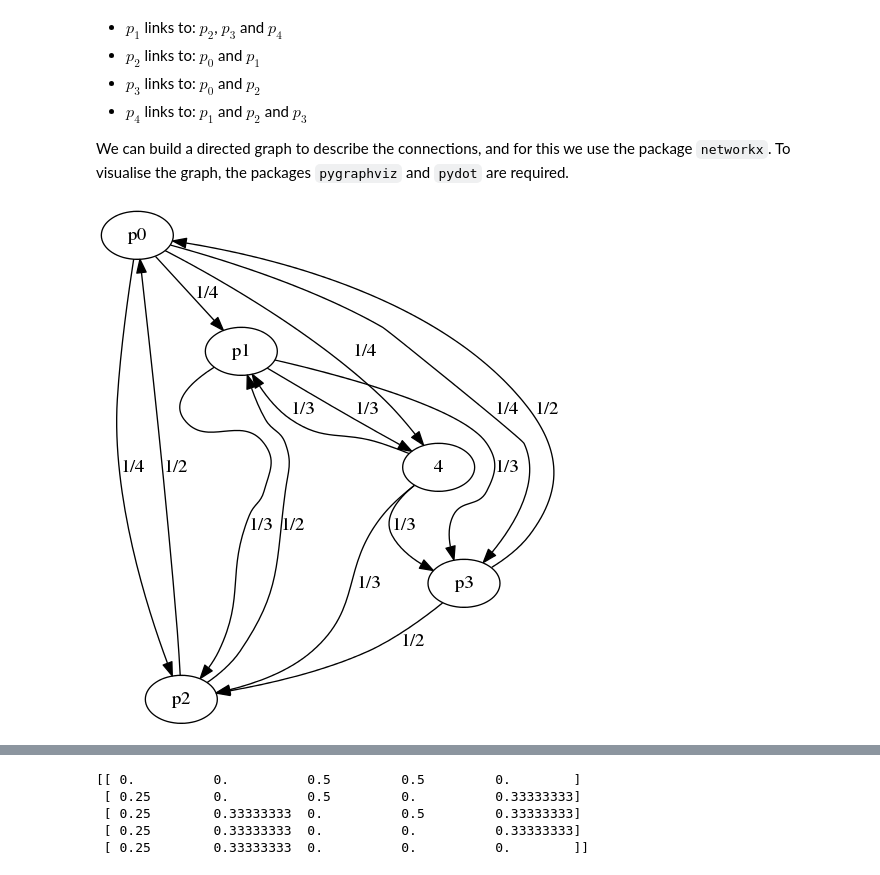
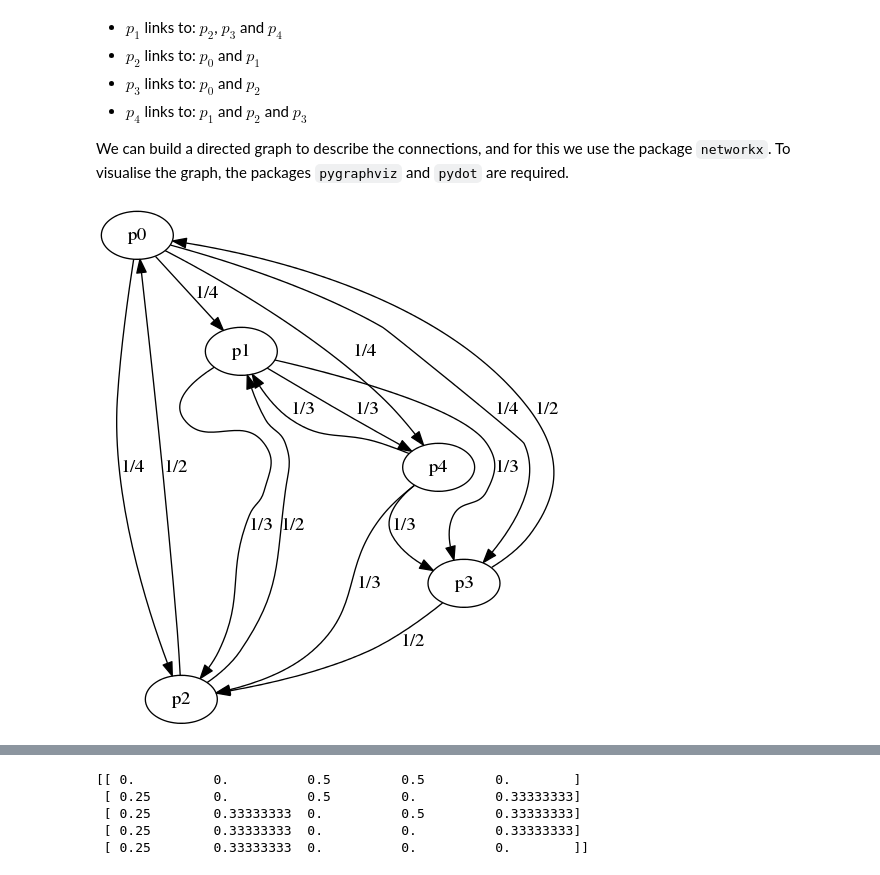
Before and after one commit to garth-wells/IA-maths-Jupyter, a Jupyter notebook: notebooks/Lecture12.ipynb, the cells around one changed output, grey strips where cells are left out. Saved outputs shown, nothing was run; the diff lists cells and outputs as text; code cells hidden in the pictures.

```diff
--- a/notebooks/Lecture12.ipynb
+++ b/notebooks/Lecture12.ipynb
@@ -27,38 +27,38 @@ import networkx as nx
 G = nx.DiGraph()
 
 # Add web pages (graph nodes)
-for i in range(4):
+for i in range(5):
    G.add_node(i, label="p" + str(i))
 
 # Add outgoing web links with weights (directed graph edges)
 G.add_edge(0, 1, weight=1.0/4.0, label="1/4")
 G.add_edge(0, 2, weight=1.0/4.0, label="1/4")
 G.add_edge(0, 3, weight=1.0/4.0, label="1/4")
 G.add_edge(0, 4, weight=1.0/4.0, label="1/4")
 
 
 G.add_edge(1, 2, weight=1.0/3.0, label="1/3")
 G.add_edge(1, 3, weight=1.0/3.0, label="1/3")
 G.add_edge(1, 4, weight=1.0/3.0, label="1/3")
 
 G.add_edge(2, 0, weight=1.0/2.0, label="1/2")
 G.add_edge(2, 1, weight=1.0/2.0, label="1/2")
 
 G.add_edge(3, 0, weight=1.0/2.0, label="1/2")
 G.add_edge(3, 2, weight=1.0/2.0, label="1/2")
 
 G.add_edge(4, 1, weight=1.0/3.0, label="1/3")
 G.add_edge(4, 2, weight=1.0/3.0, label="1/3")
 G.add_edge(4, 3, weight=1.0/3.0, label="1/3")
 
 # To plot graph, convert to a PyGraphviz graph for drawing
 Ag = nx.to_agraph(G)
 Ag.layout(prog='dot')
 Ag.draw('web.png')
 from IPython.display import Image
 Image('web.png')
 # %% [output]
-[figure, old version]
+[figure, new version]
 # %% [markdown]
 Note that edges have been given a weight which is $1/n$, where $n$ is the number of outgoing link/edges from a page/node. The is the fraction of page's importance/rank that it can give to the pages to which it links.
 
```
Also changed, not shown: parts of 3 cells of this notebook.
